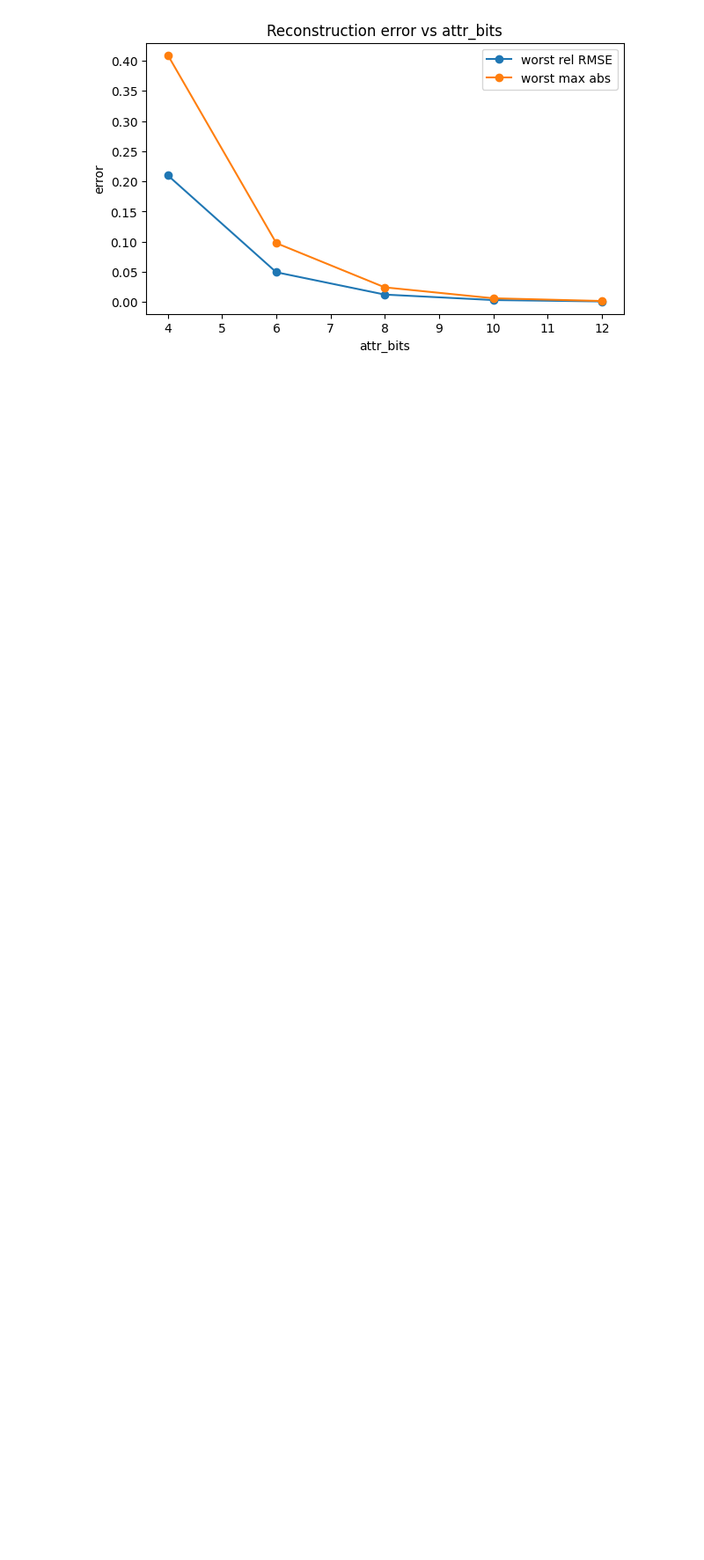
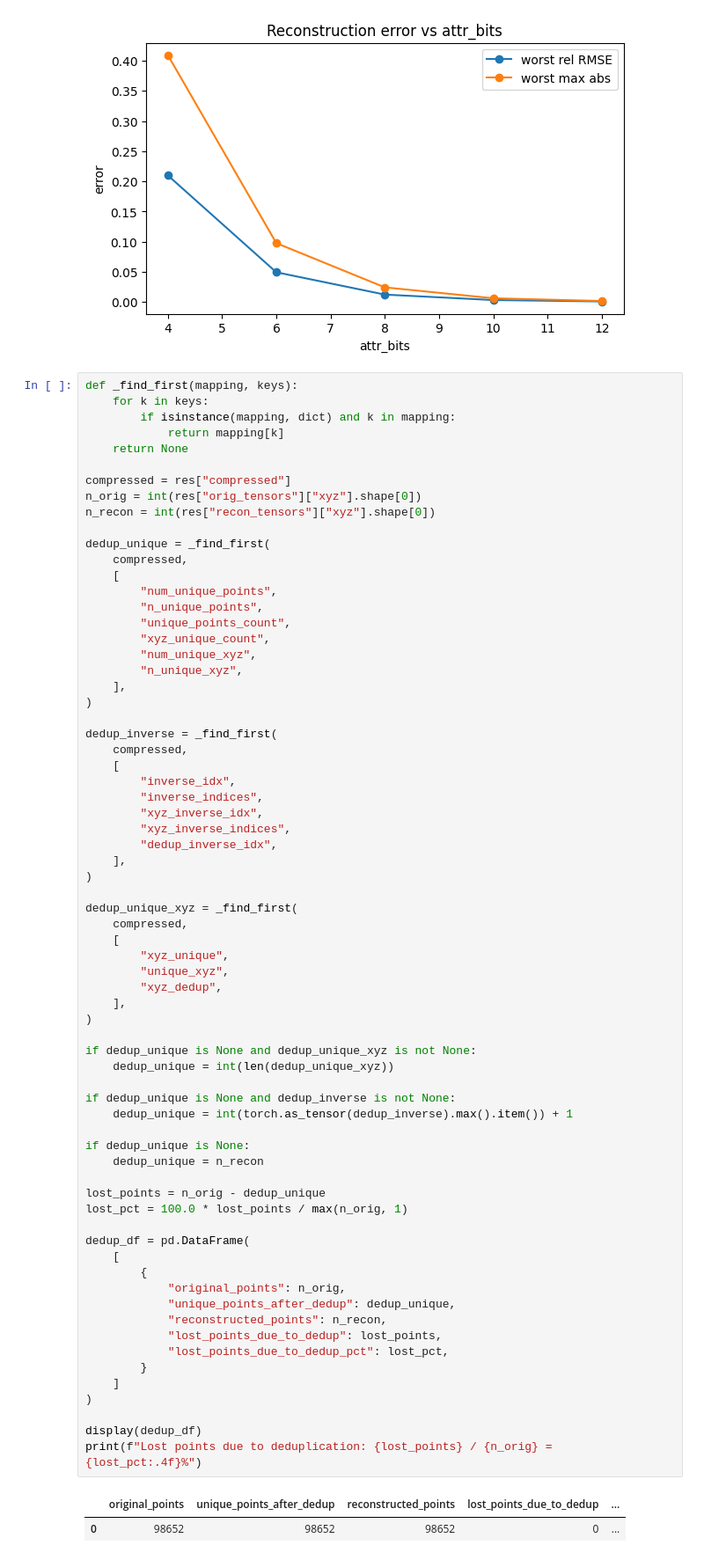
Before and after one commit to AliEmreSenel/4DGS, a Jupyter notebook: compression_evaluation.ipynb, the cells around one changed output. Shown at 88% size. Cells and saved outputs as stored; diff of their text form; blank space fills up the shorter version.

```diff
--- a/compression_evaluation.ipynb
+++ b/compression_evaluation.ipynb
@@ -329,3 +329,75 @@ plt.show()
 # %% [output]
 [figure]
 [figure]
+# %%
+def _find_first(mapping, keys):
+    for k in keys:
+        if isinstance(mapping, dict) and k in mapping:
+            return mapping[k]
+    return None
+
+compressed = res["compressed"]
+n_orig = int(res["orig_tensors"]["xyz"].shape[0])
+n_recon = int(res["recon_tensors"]["xyz"].shape[0])
+
+dedup_unique = _find_first(
+    compressed,
+    [
+        "num_unique_points",
+        "n_unique_points",
+        "unique_points_count",
+        "xyz_unique_count",
+        "num_unique_xyz",
+        "n_unique_xyz",
+    ],
+)
+
+dedup_inverse = _find_first(
+    compressed,
+    [
+        "inverse_idx",
+        "inverse_indices",
+        "xyz_inverse_idx",
+        "xyz_inverse_indices",
+        "dedup_inverse_idx",
+    ],
+)
+
+dedup_unique_xyz = _find_first(
+    compressed,
+    [
+        "xyz_unique",
+        "unique_xyz",
+        "xyz_dedup",
+    ],
+)
+
+if dedup_unique is None and dedup_unique_xyz is not None:
+    dedup_unique = int(len(dedup_unique_xyz))
+
+if dedup_unique is None and dedup_inverse is not None:
+    dedup_unique = int(torch.as_tensor(dedup_inverse).max().item()) + 1
+
+if dedup_unique is None:
+    dedup_unique = n_recon
+
+lost_points = n_orig - dedup_unique
+lost_pct = 100.0 * lost_points / max(n_orig, 1)
+
+dedup_df = pd.DataFrame(
+    [
+        {
+            "original_points": n_orig,
+            "unique_points_after_dedup": dedup_unique,
+            "reconstructed_points": n_recon,
+            "lost_points_due_to_dedup": lost_points,
+            "lost_points_due_to_dedup_pct": lost_pct,
+        }
+    ]
+)
+
+display(dedup_df)
+print(f"Lost points due to deduplication: {lost_points} / {n_orig} = {lost_pct:.4f}%")
+# %% [output]
+|  | original_points | unique_points_after_dedup | reconstructed_points | lost_points_due_to_dedup | ... |
+| 0 | 98652 | 98652 | 98652 | 0 | ... |
```
Also changed, not shown: parts of 3 cells of this notebook, 4 other files.
